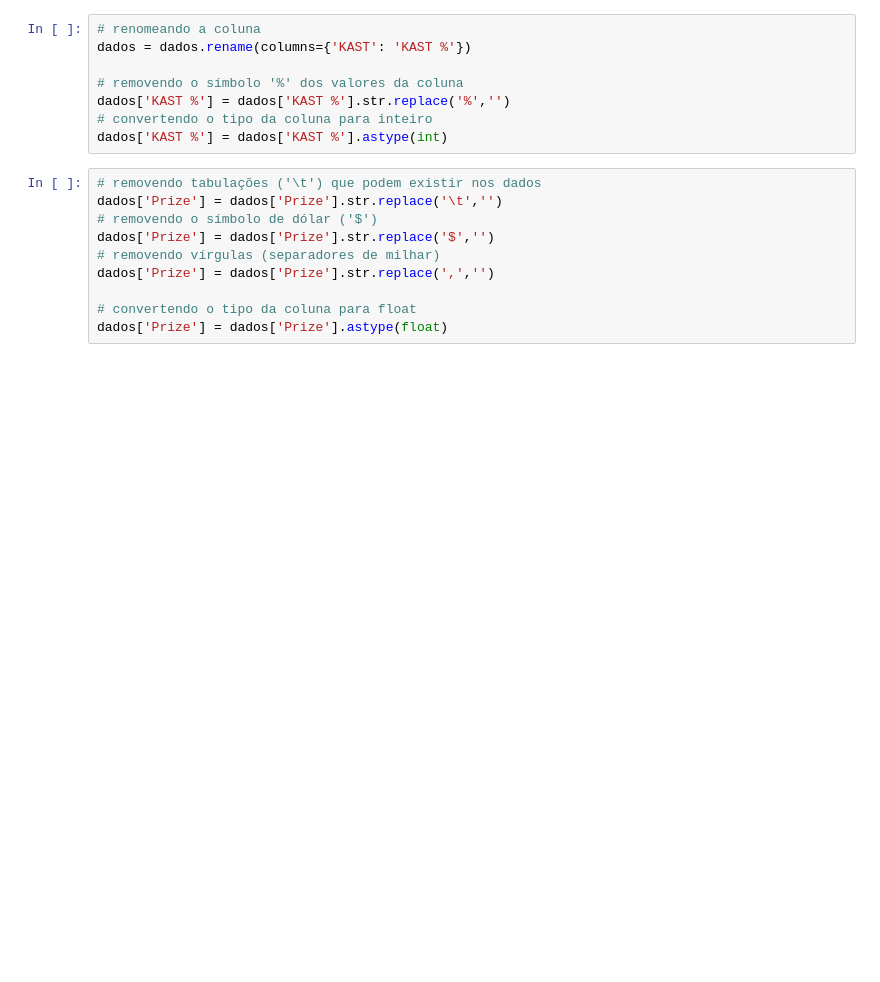
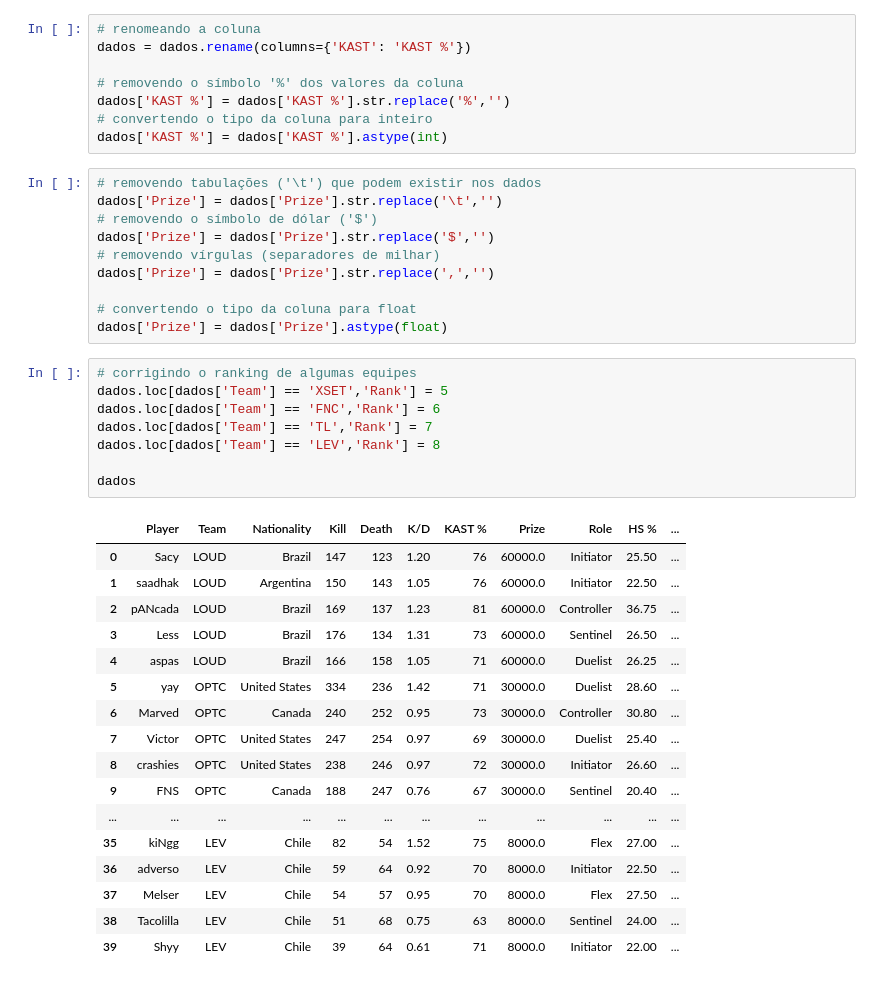
Before and after one commit to GeovannaSCunha/Data-Analysis-Valorant-Champions-2022, a Jupyter notebook: notebook_valorant.ipynb, the cells around one changed output. Cells and saved outputs as stored; diff of their text form; blank space fills up the shorter version.

```diff
--- a/notebook_valorant.ipynb
+++ b/notebook_valorant.ipynb
@@ -36,3 +36,29 @@ dados['Prize'] = dados['Prize'].str.replace(',','')
 
 # convertendo o tipo da coluna para float
 dados['Prize'] = dados['Prize'].astype(float)
+# %%
+# corrigindo o ranking de algumas equipes
+dados.loc[dados['Team'] == 'XSET','Rank'] = 5
+dados.loc[dados['Team'] == 'FNC','Rank'] = 6
+dados.loc[dados['Team'] == 'TL','Rank'] = 7
+dados.loc[dados['Team'] == 'LEV','Rank'] = 8
+
+dados
+# %% [output]
+|  | Player | Team | Nationality | Kill | Death | K/D | KAST % | Prize | Role | HS % | ... |
+| 0 | Sacy | LOUD | Brazil | 147 | 123 | 1.20 | 76 | 60000.0 | Initiator | 25.50 | ... |
+| 1 | saadhak | LOUD | Argentina | 150 | 143 | 1.05 | 76 | 60000.0 | Initiator | 22.50 | ... |
+| 2 | pANcada | LOUD | Brazil | 169 | 137 | 1.23 | 81 | 60000.0 | Controller | 36.75 | ... |
+| 3 | Less | LOUD | Brazil | 176 | 134 | 1.31 | 73 | 60000.0 | Sentinel | 26.50 | ... |
+| 4 | aspas | LOUD | Brazil | 166 | 158 | 1.05 | 71 | 60000.0 | Duelist | 26.25 | ... |
+| 5 | yay | OPTC | United States | 334 | 236 | 1.42 | 71 | 30000.0 | Duelist | 28.60 | ... |
+| 6 | Marved | OPTC | Canada | 240 | 252 | 0.95 | 73 | 30000.0 | Controller | 30.80 | ... |
+| 7 | Victor | OPTC | United States | 247 | 254 | 0.97 | 69 | 30000.0 | Duelist | 25.40 | ... |
+| 8 | crashies | OPTC | United States | 238 | 246 | 0.97 | 72 | 30000.0 | Initiator | 26.60 | ... |
+| 9 | FNS | OPTC | Canada | 188 | 247 | 0.76 | 67 | 30000.0 | Sentinel | 20.40 | ... |
+| ... | ... | ... | ... | ... | ... | ... | ... | ... | ... | ... | ... |
+| 35 | kiNgg | LEV | Chile | 82 | 54 | 1.52 | 75 | 8000.0 | Flex | 27.00 | ... |
+| 36 | adverso | LEV | Chile | 59 | 64 | 0.92 | 70 | 8000.0 | Initiator | 22.50 | ... |
+| 37 | Melser | LEV | Chile | 54 | 57 | 0.95 | 70 | 8000.0 | Flex | 27.50 | ... |
+| 38 | Tacolilla | LEV | Chile | 51 | 68 | 0.75 | 63 | 8000.0 | Sentinel | 24.00 | ... |
+| 39 | Shyy | LEV | Chile | 39 | 64 | 0.61 | 71 | 8000.0 | Initiator | 22.00 | ... |
```
Also changed, not shown: parts of 10 cells of this notebook.
